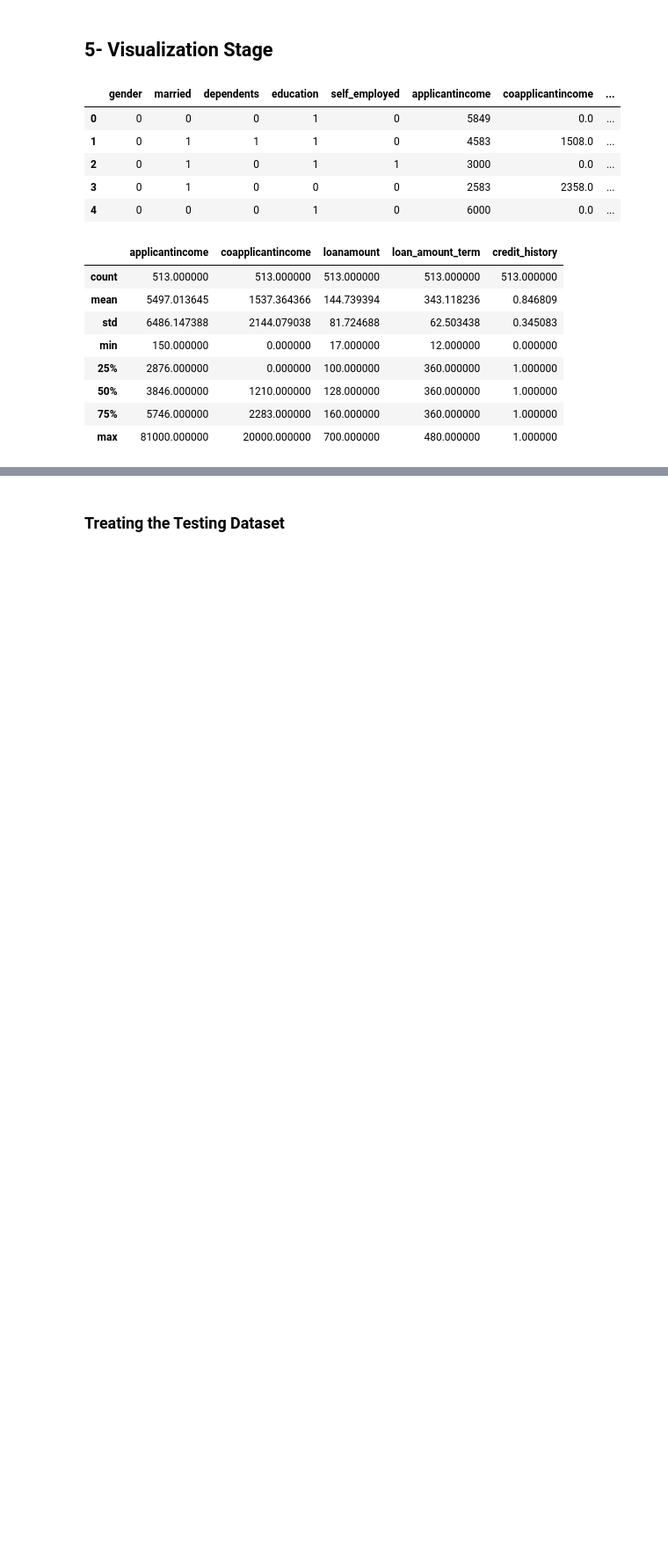
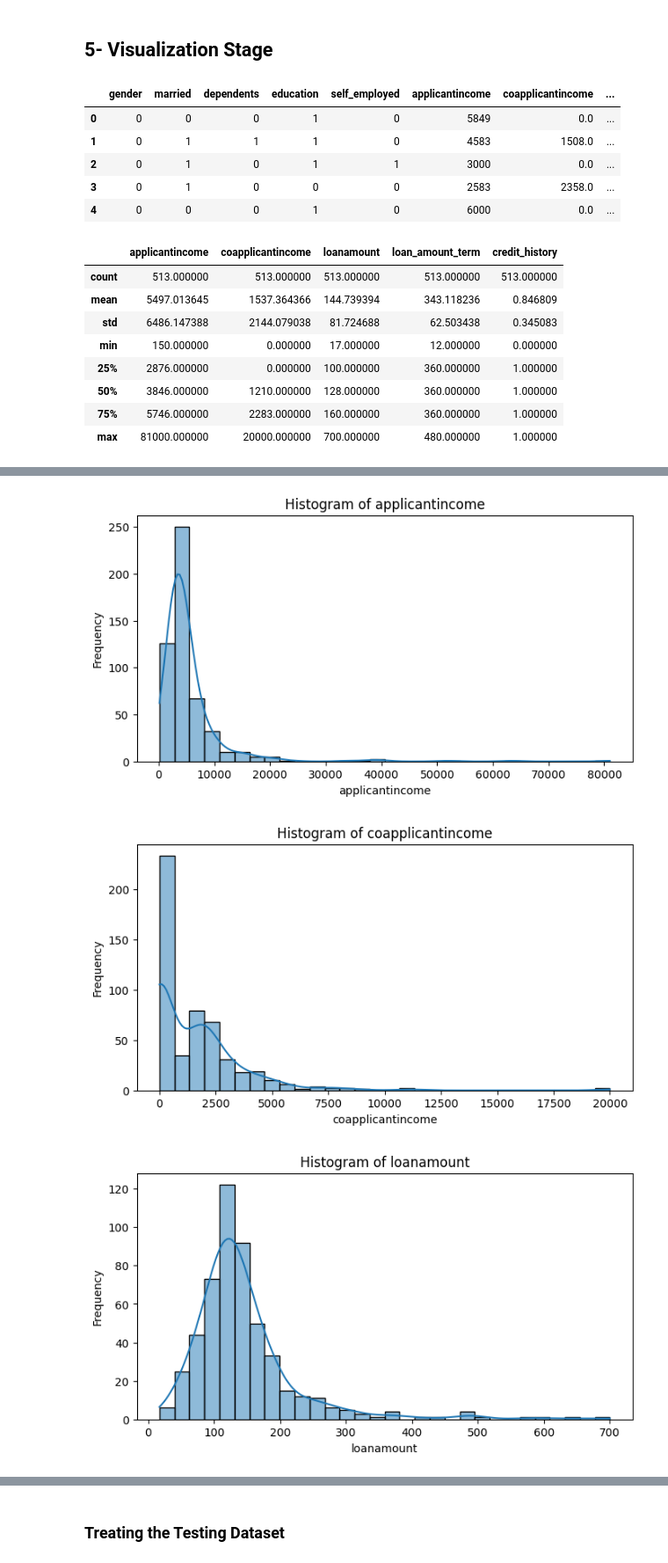
Before and after one commit to allaalmouiz/loan_acceptance_prediction, a Jupyter notebook: Loan_Acceptance_Prediction_Challange_AlaaAlmouiz(S2026_176).ipynb, the cells around one changed output, grey strips where cells are left out. Shown at 88% size. Saved outputs shown, nothing was run; the diff lists cells and outputs as text; code cells hidden in the pictures; blank space fills up the shorter version.

```diff
--- a/Loan_Acceptance_Prediction_Challange_AlaaAlmouiz(S2026_176).ipynb
+++ b/Loan_Acceptance_Prediction_Challange_AlaaAlmouiz(S2026_176).ipynb
@@ -510,0 +596,12 @@ train_df[numerical].describe()
+# %%
+for col in numerical:
+    plt.figure(figsize=(8, 4))
+    sns.histplot(train_df[col], bins=30, kde=True)  # kde=True adds a smooth curve
+    plt.title(f'Histogram of {col}')
+    plt.xlabel(col)
+    plt.ylabel('Frequency')
+    plt.show()
+# %% [output]
+[figure, added]
+[figure, added]
+[figure, added]
```
Also changed, not shown: parts of 19 cells of this notebook.
